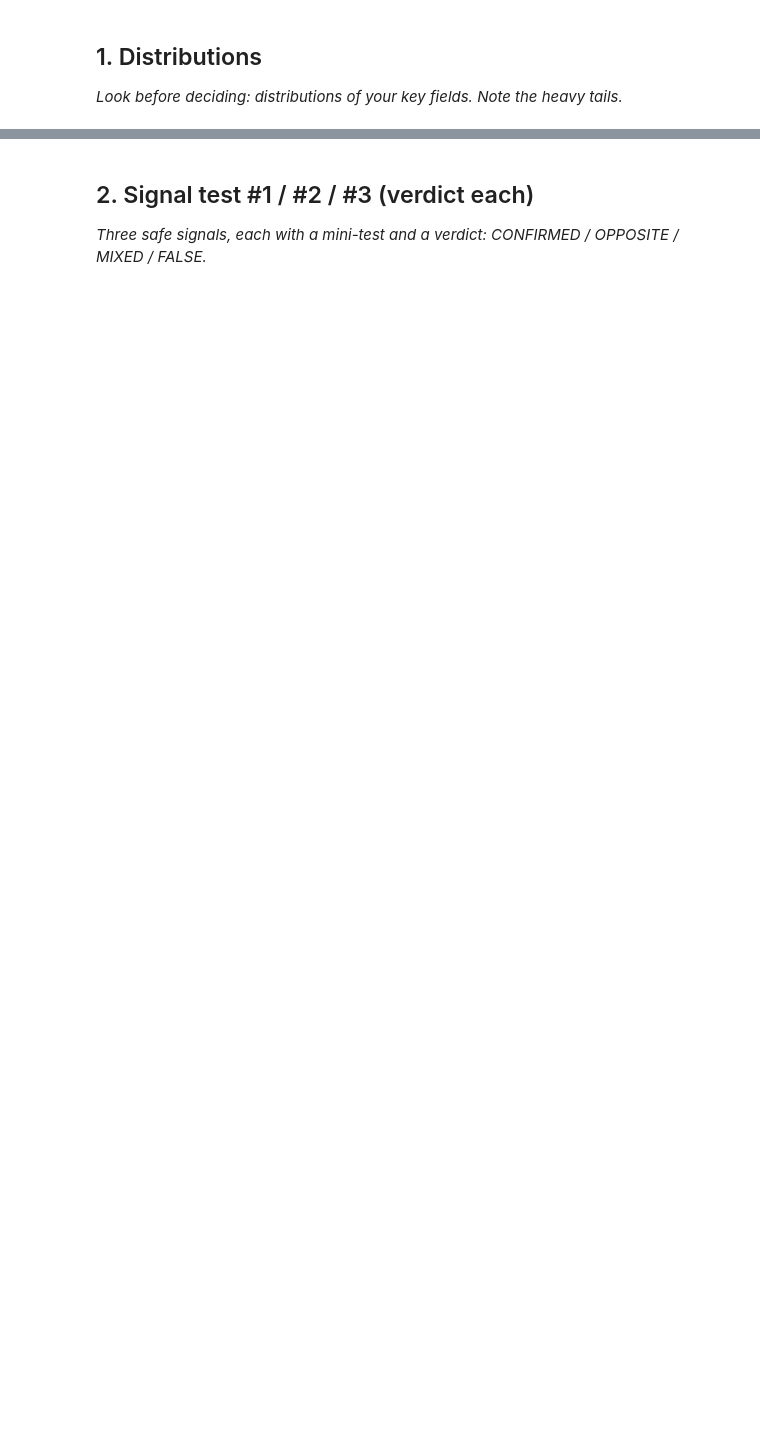
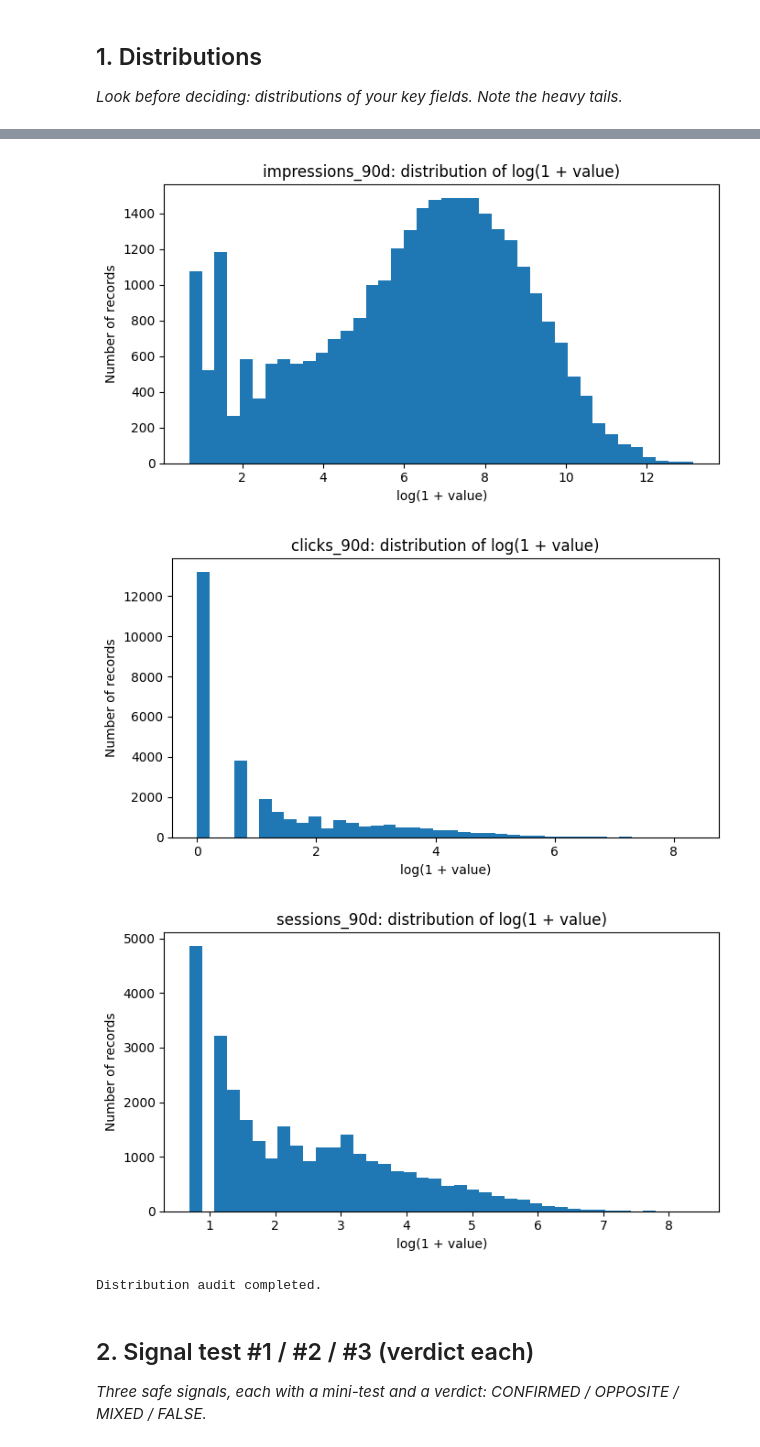
Before and after one commit to saibalaji2004/Flyrank-intern-repo, a Jupyter notebook: work/notebooks/w04_signal_audit.ipynb, the cells around one changed output, grey strips where cells are left out. Cells and saved outputs as stored; diff of their text form; code cells hidden in the pictures; blank space fills up the shorter version.

```diff
--- a/work/notebooks/w04_signal_audit.ipynb
+++ b/work/notebooks/w04_signal_audit.ipynb
@@ -15,0 +19,66 @@ This skeleton is yours to fill. Work the sections **in order** — each one has
+# %%
+import pandas as pd
+import numpy as np
+import matplotlib.pyplot as plt
+
+# Load the anonymized starter dataset
+dataset_url = (
+    "https://raw.githubusercontent.com/saibalaji2004/"
+    "Flyrank-intern-repo/main/data/raw/content_refresh_anonymized.csv"
+)
+df = pd.read_csv(dataset_url)
+
+# Create the observed decline label
+df["is_declining_label"] = (
+    df["trend_direction"].eq("down").astype(int)
+)
+
+# Inspect key numeric fields
+key_fields = [
+    "impressions_90d",
+    "clicks_90d",
+    "sessions_90d",
+    "days_since_last_update",
+    "content_age_days",
+    "avg_position",
+    "ctr",
+]
+
+available_fields = [
+    col for col in key_fields if col in df.columns
+]
+
+print("Dataset shape:", df.shape)
+print("\nNumeric field distributions:")
+print(
+    df[available_fields]
+    .describe(percentiles=[0.25, 0.50, 0.75, 0.90, 0.95, 0.99])
+    .T.round(2)
+)
+
+print("\nMissing values:")
+print(df[available_fields].isna().sum())
+
+print("\nDecline label distribution:")
+print(df["is_declining_label"].value_counts())
+
+# Plot distributions using log scaling where useful
+for col in [
+    "impressions_90d",
+    "clicks_90d",
+    "sessions_90d",
+]:
+    if col in df.columns:
+        values = df[col].dropna()
+        values = values[values >= 0]
+
+        plt.figure(figsize=(7, 4))
+        plt.hist(np.log1p(values), bins=40)
+        plt.title(f"{col}: distribution of log(1 + value)")
+        plt.xlabel("log(1 + value)")
+        plt.ylabel("Number of records")
+        plt.tight_layout()
+        plt.show()
+
+print("\nDistribution audit completed.")
+# %% [output]
@@ -16,3 +102,7 @@ This skeleton is yours to fill. Work the sections **in order** — each one has
+[figure, added]
+[figure, added]
+[figure, added]
+Distribution audit completed.
 # %% [markdown]
 ## 2. Signal test #1 / #2 / #3 (verdict each)
 
```
Also changed, not shown: parts of 13 cells of this notebook.
